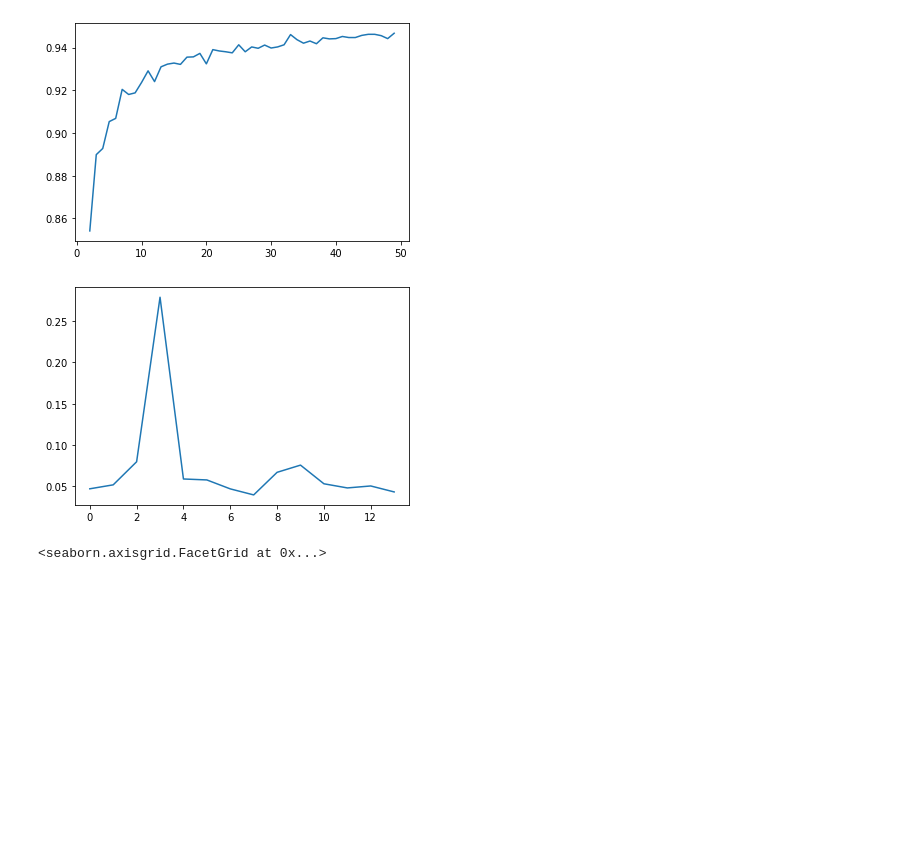
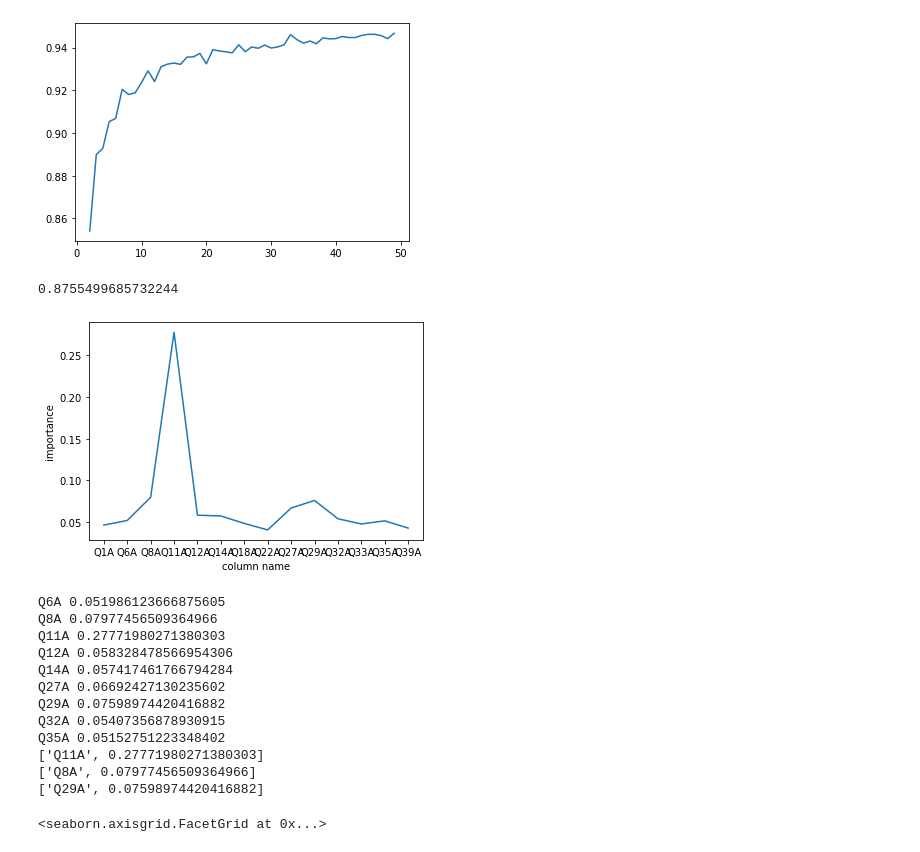
Before and after one commit to youssef02/ML-and-PR-, a Jupyter notebook: Code.ipynb, the cells around one changed output. Drawn from its saved outputs; the diff is of its cells as text; code cells hidden in the pictures; blank space fills up the shorter version.

```diff
--- a/Code.ipynb
+++ b/Code.ipynb
@@ -247,0 +269,21 @@ plt.show()
+# %%
+#shuffle the data
+df = df.sample(frac=1).reset_index(drop=True)
+#train test split
+X_train, X_test, y_train, y_test = train_test_split(df.iloc[:,:-1], df.iloc[:,-1], test_size=0.2, random_state=0)
+#random forest on df
+from sklearn.ensemble import RandomForestClassifier
+from sklearn.metrics import accuracy_score
+acclist_df = []
+for i in range(2,16):
+    rf = RandomForestClassifier(n_estimators=i)
+    rf.fit(X_train, y_train)
+    y_pred = rf.predict(X_test)
+    acclist_df.append(accuracy_score(y_test, y_pred))
+
+
+#plotting the accuracy
+plt.plot(range(2,16), acclist_df)
+plt.xlabel('n_estimators')
+plt.ylabel('accuracy')
+plt.show()
@@ -276,19 +320,51 @@ plt.plot(range(2,50), acclist_QA)
 # %%
 
 #decision tree regressor
 from sklearn.tree import DecisionTreeClassifier
 from sklearn.metrics import accuracy_score
 #train test split
 X_train, X_test, y_train, y_test = train_test_split(df_QA.iloc[:,:-1], df_QA.iloc[:,-1], test_size=0.2, random_state=0)
 dtc = DecisionTreeClassifier()
 dtc.fit(X_train, y_train)
+y_pred = dtc.predict(X_test)
+print(accuracy_score(y_test, y_pred))
 imp = dtc.feature_importances_
 plt.plot(imp)
 #plot with column name
+#plot x axis with column name
+plt.xlabel('column name')
+plt.ylabel('importance')
+plt.xticks(range(len(imp)), df_QA.columns[:-1])
 
 plt.show()
+
+#print top 3 features
+list_imp = []
+for i in range(len(imp)):
+    if imp[i] > 0.05:
+        print(df_QA.columns[i], imp[i])
+        list_imp.append([df_QA.columns[i], imp[i]])
+
+#sort list_imp
+list_imp.sort(key=lambda x: x[1], reverse=True)
+#print top 3
+for i in range(3):
+    print(list_imp[i])
 # %% [output]
+0.8755499685732244
-[figure, old version]
+[figure, new version]
+Q6A 0.051986123666875605
+Q8A 0.07977456509364966
+Q11A 0.27771980271380303
+Q12A 0.058328478566954306
+Q14A 0.057417461766794284
+Q27A 0.06692427130235602
+Q29A 0.07598974420416882
+Q32A 0.05407356878930915
+Q35A 0.05152751223348402
+['Q11A', 0.27771980271380303]
+['Q8A', 0.07977456509364966]
+['Q29A', 0.07598974420416882]
 # %%
 #plot age vs. Q1A
 import seaborn as sns
```
Also changed, not shown: parts of 7 cells of this notebook, 6 other files.
